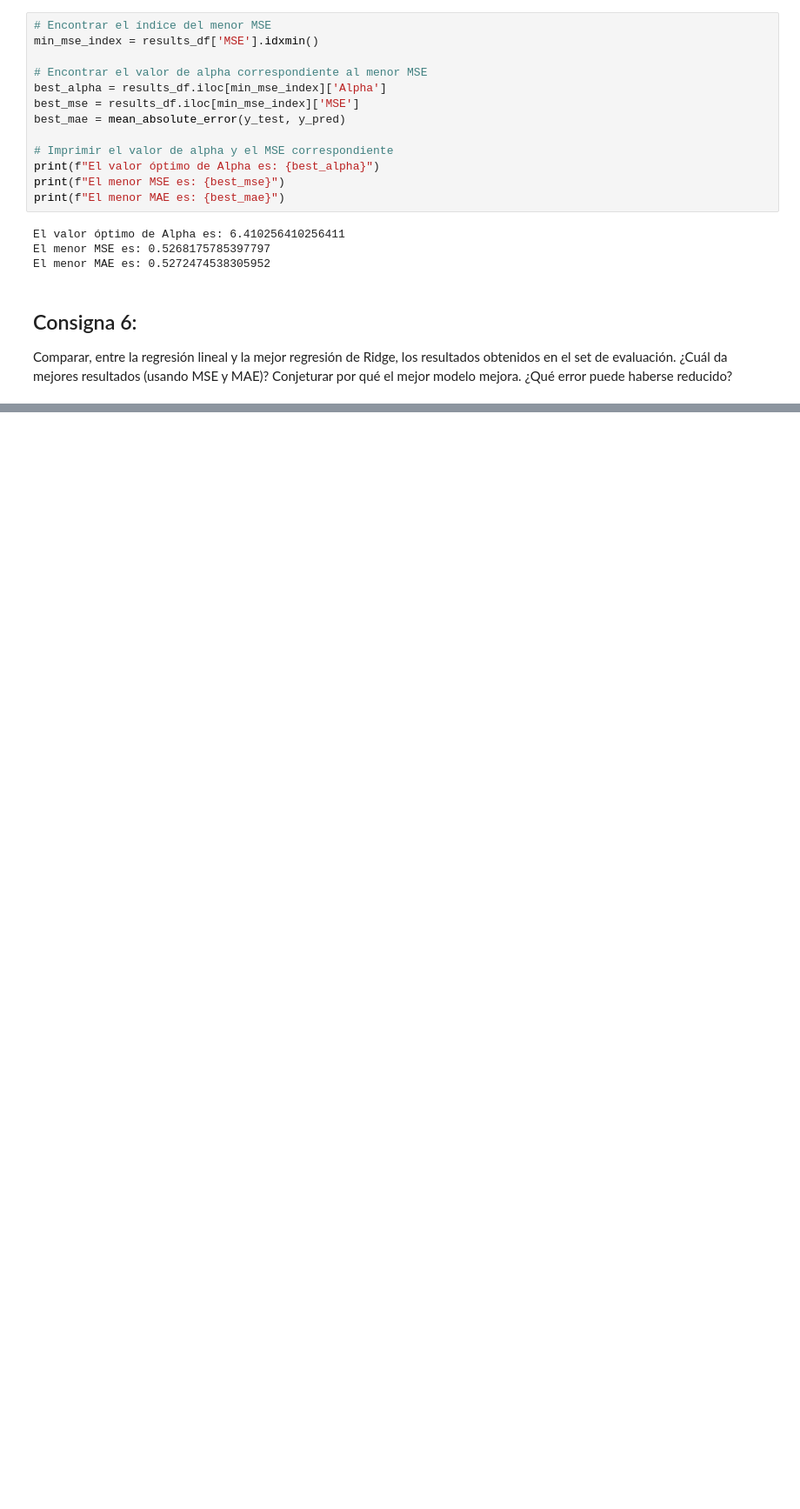
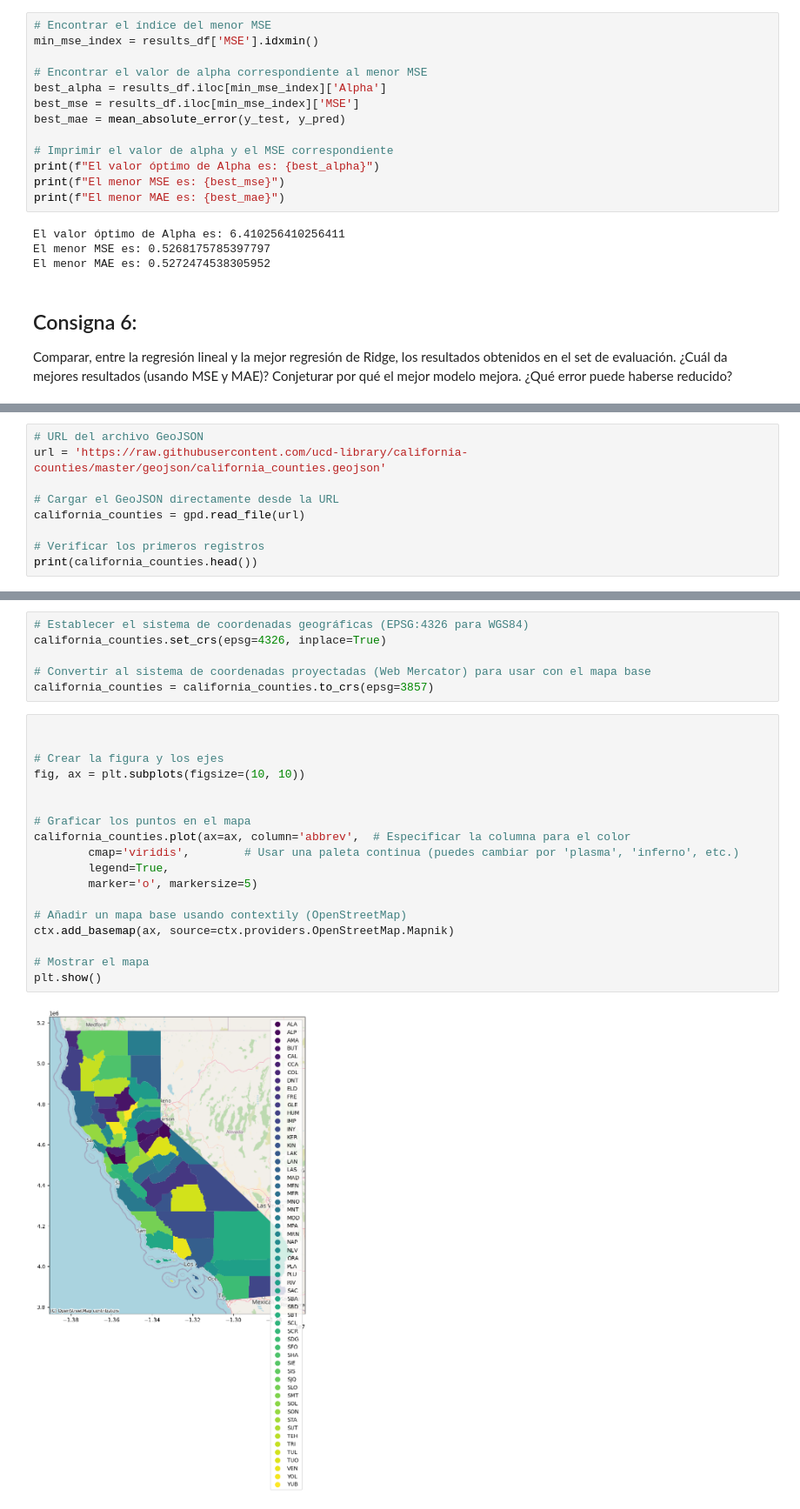
Before and after one commit to ctalamilla/tp2-introIA-CEIA, a Jupyter notebook: CEIA_IIA_TP2.ipynb, the cells around one changed output, grey strips where cells are left out. Shown at 87% size. Saved outputs shown, nothing was run; the diff lists cells and outputs as text; blank space fills up the shorter version.

```diff
--- a/CEIA_IIA_TP2.ipynb
+++ b/CEIA_IIA_TP2.ipynb
@@ -757,0 +799,9 @@ Comparar, entre la regresión lineal y la mejor regresión de Ridge, los resulta
+# %%
+# URL del archivo GeoJSON
+url = 'https://raw.githubusercontent.com/ucd-library/california-counties/master/geojson/california_counties.geojson'
+
+# Cargar el GeoJSON directamente desde la URL
+california_counties = gpd.read_file(url)
+
+# Verificar los primeros registros
+print(california_counties.head())
@@ -757,0 +822,26 @@ Comparar, entre la regresión lineal y la mejor regresión de Ridge, los resulta
+# %%
+# Establecer el sistema de coordenadas geográficas (EPSG:4326 para WGS84)
+california_counties.set_crs(epsg=4326, inplace=True)
+
+# Convertir al sistema de coordenadas proyectadas (Web Mercator) para usar con el mapa base
+california_counties = california_counties.to_crs(epsg=3857)
+# %%
+
+
+# Crear la figura y los ejes
+fig, ax = plt.subplots(figsize=(10, 10))
+
+
+# Graficar los puntos en el mapa
+california_counties.plot(ax=ax, column='abbrev',  # Especificar la columna para el color
+        cmap='viridis',        # Usar una paleta continua (puedes cambiar por 'plasma', 'inferno', etc.)
+        legend=True,
+        marker='o', markersize=5)
+
+# Añadir un mapa base usando contextily (OpenStreetMap)
+ctx.add_basemap(ax, source=ctx.providers.OpenStreetMap.Mapnik)
+
+# Mostrar el mapa
+plt.show()
+# %% [output]
+[figure, added]
```
Also changed, not shown: parts of 9 cells of this notebook, 1 other file.
